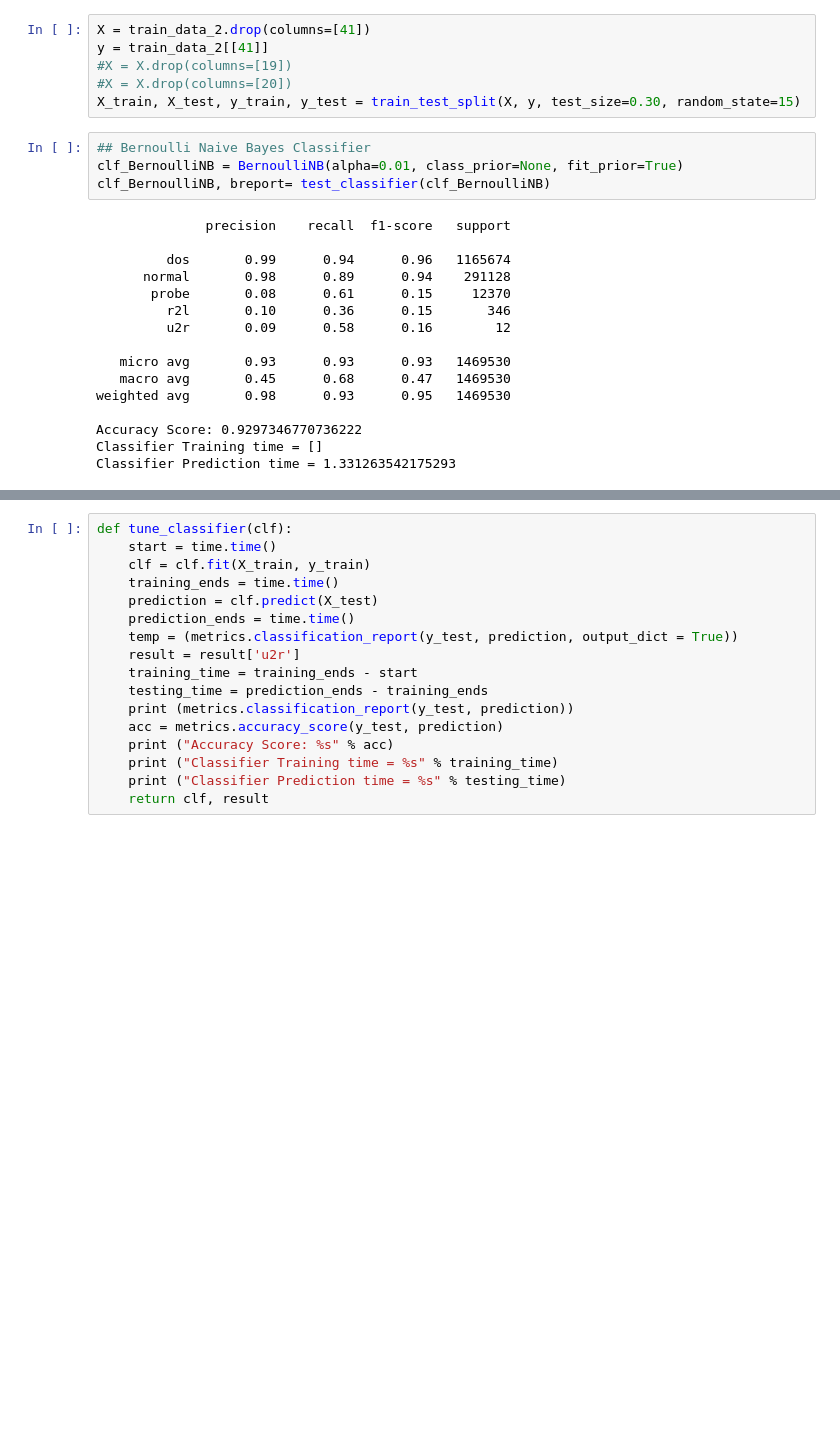
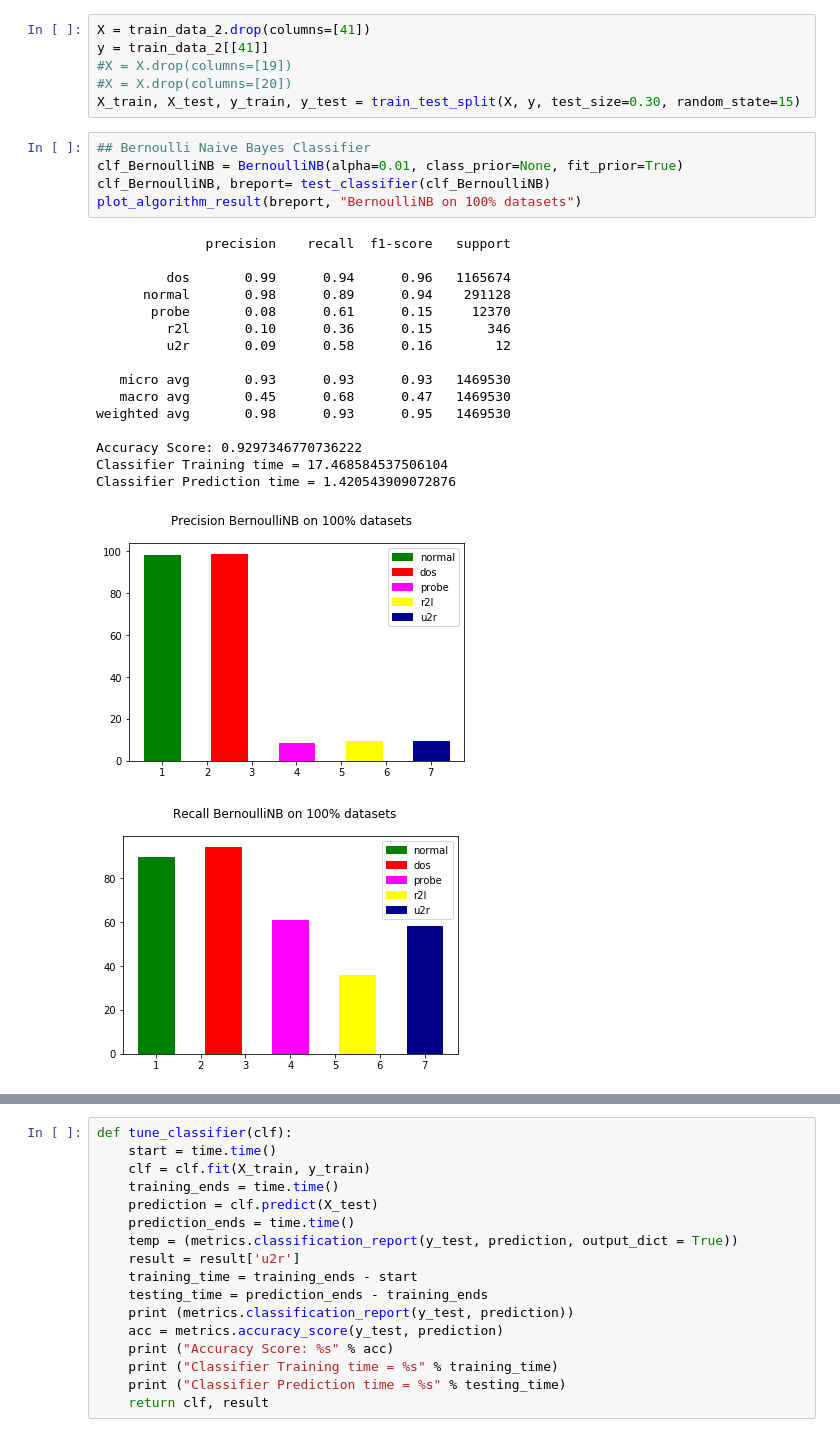
Before and after one commit to dtangster/cmpe255-project, a Jupyter notebook: Data_Exploration.ipynb, the cells around one changed output, grey strips where cells are left out. Cells and saved outputs as stored; diff of their text form; blank space fills up the shorter version.

```diff
--- a/Data_Exploration.ipynb
+++ b/Data_Exploration.ipynb
@@ -513,20 +513,23 @@ X_train, X_test, y_train, y_test = train_test_split(X, y, test_size=0.30, random
 # %%
 ## Bernoulli Naive Bayes Classifier
 clf_BernoulliNB = BernoulliNB(alpha=0.01, class_prior=None, fit_prior=True)
 clf_BernoulliNB, breport= test_classifier(clf_BernoulliNB)
+plot_algorithm_result(breport, "BernoulliNB on 100% datasets")
 # %% [output]
               precision    recall  f1-score   support
 
          dos       0.99      0.94      0.96   1165674
       normal       0.98      0.89      0.94    291128
        probe       0.08      0.61      0.15     12370
          r2l       0.10      0.36      0.15       346
          u2r       0.09      0.58      0.16        12
 
    micro avg       0.93      0.93      0.93   1469530
    macro avg       0.45      0.68      0.47   1469530
 weighted avg       0.98      0.93      0.95   1469530
 
 Accuracy Score: 0.9297346770736222
-Classifier Training time = []
-Classifier Prediction time = 1.331263542175293
+Classifier Training time = 17.468584537506104
+Classifier Prediction time = 1.420543909072876
+[figure, added]
+[figure, added]
```
Also changed, not shown: parts of 7 cells of this notebook, 1 other file.
